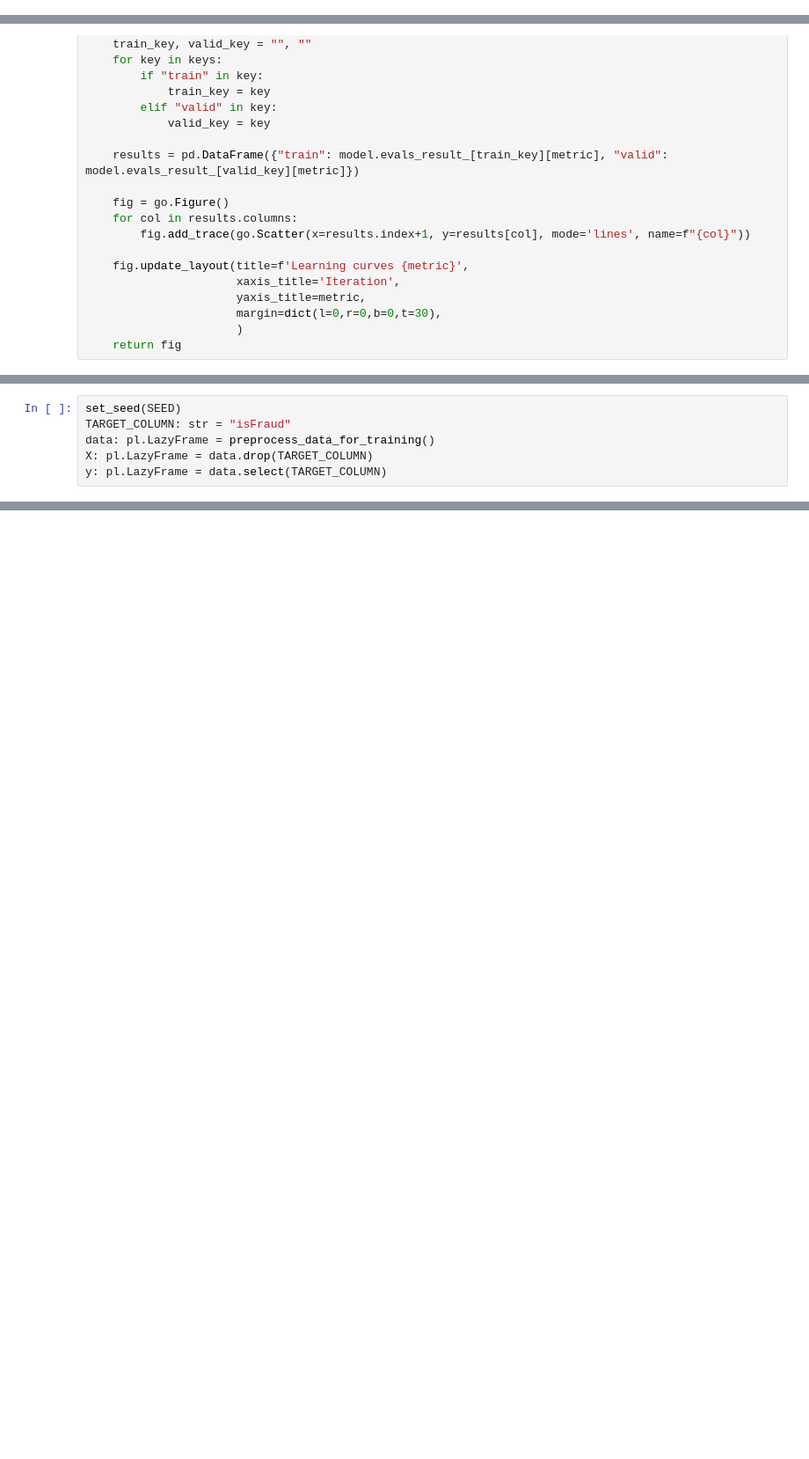
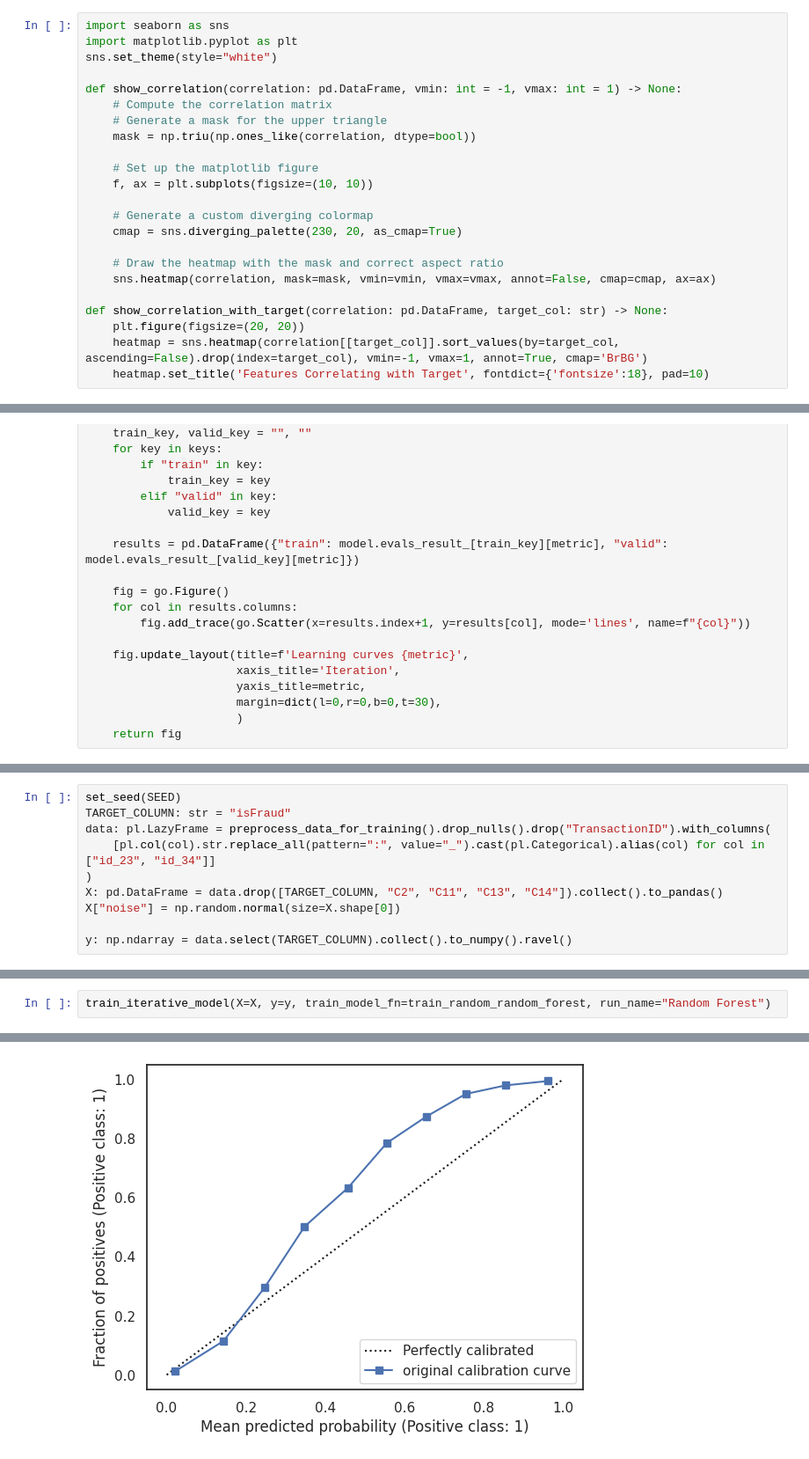
Before and after one commit to paolo-sofia/fraud-detection, a Jupyter notebook: notebook/training.ipynb, the cells around one changed output, grey strips where cells are left out. Shown at 88% size. Saved outputs shown, nothing was run; the diff lists cells and outputs as text; blank space fills up the shorter version.

```diff
--- a/notebook/training.ipynb
+++ b/notebook/training.ipynb
@@ -41,6 +40,29 @@ for logger in loggers:
 # %%
 SEED = 42
 LOG_MODEL = False
+# %%
+import seaborn as sns
+import matplotlib.pyplot as plt
+sns.set_theme(style="white")
+
+def show_correlation(correlation: pd.DataFrame, vmin: int = -1, vmax: int = 1) -> None:
+    # Compute the correlation matrix
+    # Generate a mask for the upper triangle
+    mask = np.triu(np.ones_like(correlation, dtype=bool))
+
+    # Set up the matplotlib figure
+    f, ax = plt.subplots(figsize=(10, 10))
+
+    # Generate a custom diverging colormap
+    cmap = sns.diverging_palette(230, 20, as_cmap=True)
+
+    # Draw the heatmap with the mask and correct aspect ratio
+    sns.heatmap(correlation, mask=mask, vmin=vmin, vmax=vmax, annot=False, cmap=cmap, ax=ax)
+
+def show_correlation_with_target(correlation: pd.DataFrame, target_col: str) -> None:
+    plt.figure(figsize=(20, 20))
+    heatmap = sns.heatmap(correlation[[target_col]].sort_values(by=target_col, ascending=False).drop(index=target_col), vmin=-1, vmax=1, annot=True, cmap='BrBG')
+    heatmap.set_title('Features Correlating with Target', fontdict={'fontsize':18}, pad=10)
 # %%
 from sklearn.base import BaseEstimator
 from sklearn.metrics import average_precision_score, roc_auc_score, ConfusionMatrixDisplay, PrecisionRecallDisplay, \
@@ -374,6 +480,10 @@ KeyboardInterrupt:
 # %%
 set_seed(SEED)
 TARGET_COLUMN: str = "isFraud"
-data: pl.LazyFrame = preprocess_data_for_training()
-X: pl.LazyFrame = data.drop(TARGET_COLUMN)
-y: pl.LazyFrame = data.select(TARGET_COLUMN)
+data: pl.LazyFrame = preprocess_data_for_training().drop_nulls().drop("TransactionID").with_columns(
+    [pl.col(col).str.replace_all(pattern=":", value="_").cast(pl.Categorical).alias(col) for col in ["id_23", "id_34"]]
+)
+X: pd.DataFrame = data.drop([TARGET_COLUMN, "C2", "C11", "C13", "C14"]).collect().to_pandas()
+X["noise"] = np.random.normal(size=X.shape[0])
+
+y: np.ndarray = data.select(TARGET_COLUMN).collect().to_numpy().ravel()
@@ -386,0 +498,3 @@ data.describe()
+# %%
+train_iterative_model(X=X, y=y, train_model_fn=train_random_random_forest, run_name="Random Forest")
+# %% [output]
@@ -386,0 +522 @@ data.describe()
+[figure, added]
```
Also changed, not shown: parts of 20 cells of this notebook, 17 other files.
